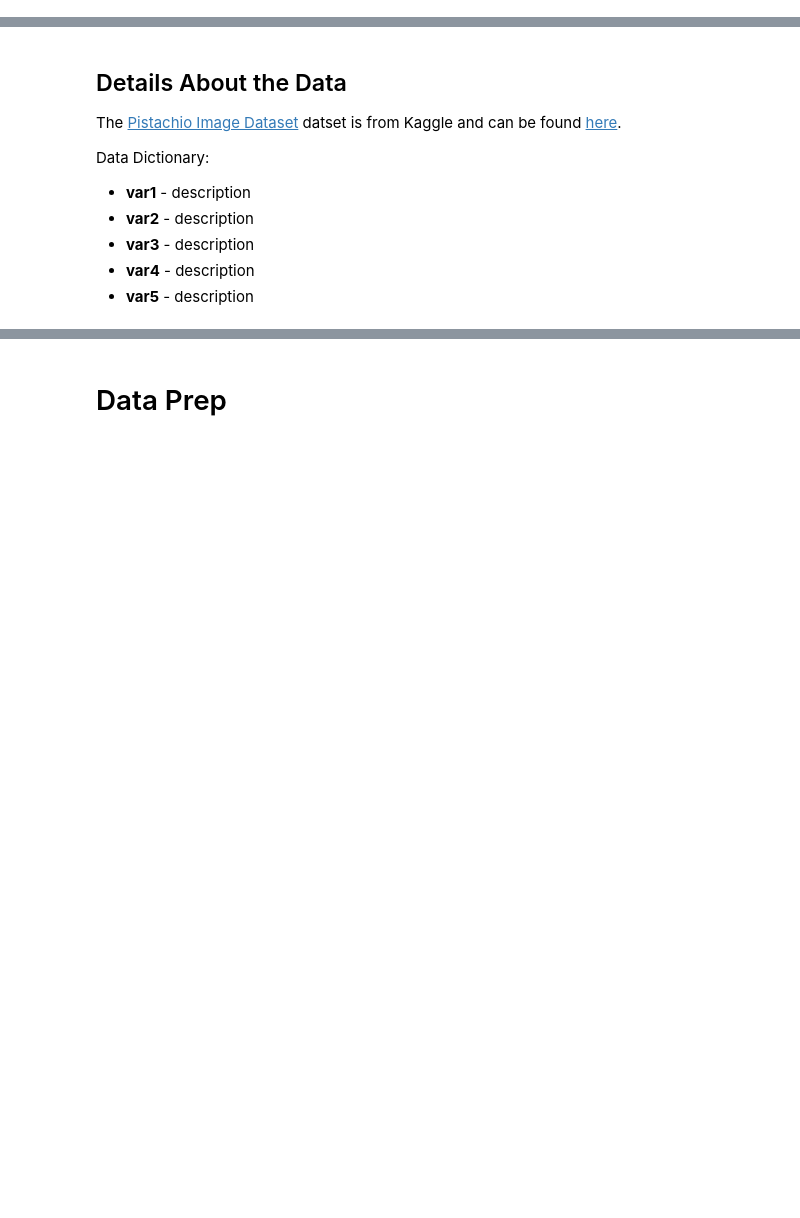
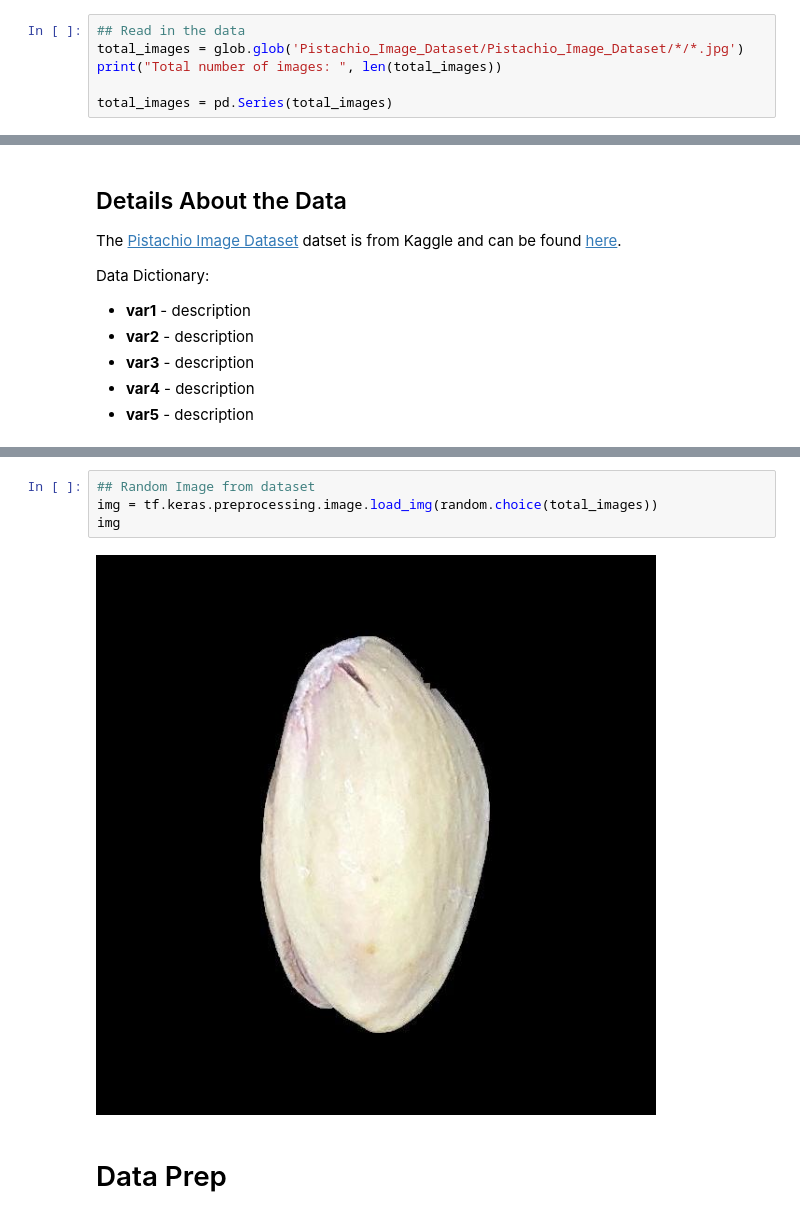
Before and after one commit to bryancrigger/IST691-Deep-Learning-in-Practice, a Jupyter notebook: Project/Pistachio Classification Project.ipynb, the cells around one changed output, grey strips where cells are left out. Cells and saved outputs as stored; diff of their text form; blank space fills up the shorter version.

Commit message:
Initial code for image classification model

```diff
--- a/Project/Pistachio Classification Project.ipynb
+++ b/Project/Pistachio Classification Project.ipynb
@@ -41,0 +118,6 @@ pistachio_data = pd.read_csv('')
+# %%
+## Read in the data
+total_images = glob.glob('Pistachio_Image_Dataset/Pistachio_Image_Dataset/*/*.jpg')
+print("Total number of images: ", len(total_images))
+
+total_images = pd.Series(total_images)
@@ -55,3 +175,9 @@ pistachio_data.head()
+# %%
+## Random Image from dataset
+img = tf.keras.preprocessing.image.load_img(random.choice(total_images))
+img
+# %% [output]
+[figure, added]
 # %% [markdown]
 # Data Prep
 # %% [markdown]
```
Also changed, not shown: parts of 45 cells of this notebook, 7 other files.
